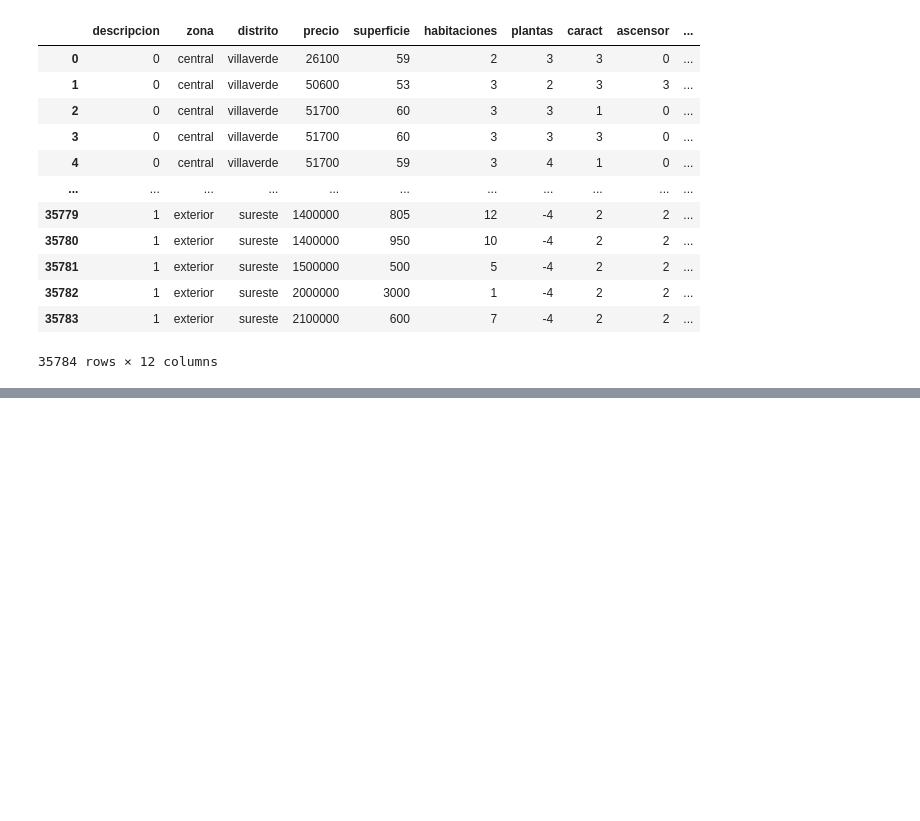
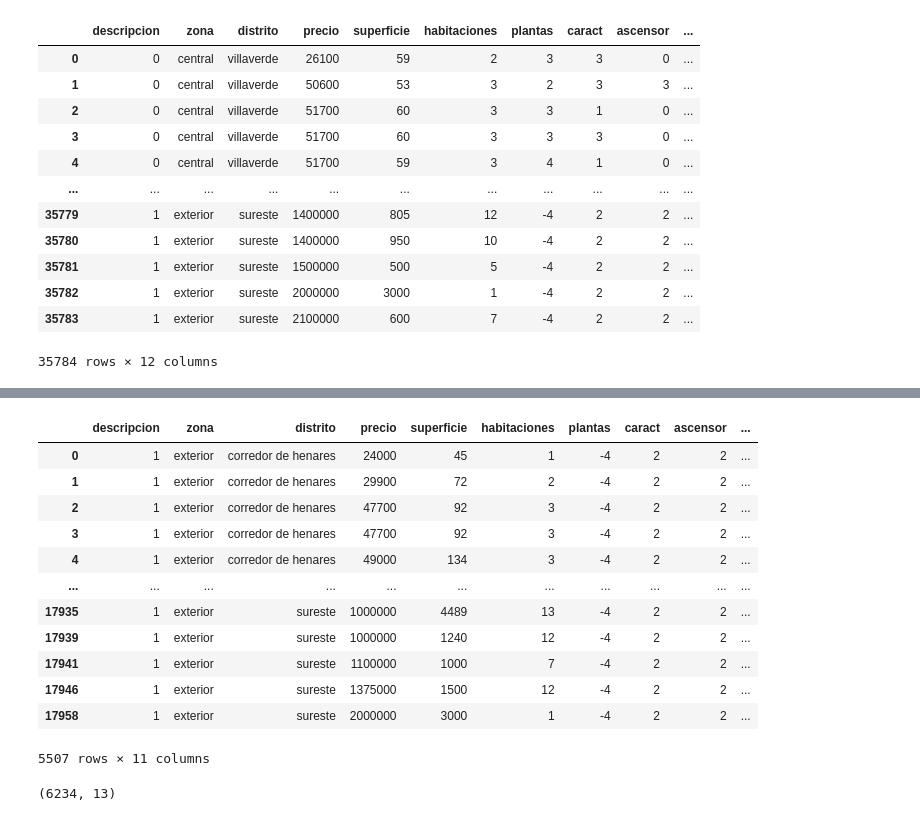
Before and after one commit to Gbau11/Analisis-de-la-vivienda-Idealista, a Jupyter notebook: jupyter/analisis_exploratorio/analisis_explo.ipynb, the cells around one changed output, grey strips where cells are left out. Saved outputs shown, nothing was run; the diff lists cells and outputs as text; code cells hidden in the pictures; blank space fills up the shorter version.

```diff
--- a/jupyter/analisis_exploratorio/analisis_explo.ipynb
+++ b/jupyter/analisis_exploratorio/analisis_explo.ipynb
@@ -927,0 +775,16 @@ Name: precio, dtype: float64
+# %%
+mad_ext[mad_ext['€/m2']<mad_ext['distrito_€/m2']]
+# %% [output]
+|  | descripcion | zona | distrito | precio | superficie | habitaciones | plantas | caract | ascensor | ... |
+| 0 | 1 | exterior | corredor de henares | 24000 | 45 | 1 | -4 | 2 | 2 | ... |
+| 1 | 1 | exterior | corredor de henares | 29900 | 72 | 2 | -4 | 2 | 2 | ... |
+| 2 | 1 | exterior | corredor de henares | 47700 | 92 | 3 | -4 | 2 | 2 | ... |
+| 3 | 1 | exterior | corredor de henares | 47700 | 92 | 3 | -4 | 2 | 2 | ... |
+| 4 | 1 | exterior | corredor de henares | 49000 | 134 | 3 | -4 | 2 | 2 | ... |
+| ... | ... | ... | ... | ... | ... | ... | ... | ... | ... | ... |
+| 17935 | 1 | exterior | sureste | 1000000 | 4489 | 13 | -4 | 2 | 2 | ... |
+| 17939 | 1 | exterior | sureste | 1000000 | 1240 | 12 | -4 | 2 | 2 | ... |
+| 17941 | 1 | exterior | sureste | 1100000 | 1000 | 7 | -4 | 2 | 2 | ... |
+| 17946 | 1 | exterior | sureste | 1375000 | 1500 | 12 | -4 | 2 | 2 | ... |
+| 17958 | 1 | exterior | sureste | 2000000 | 3000 | 1 | -4 | 2 | 2 | ... |
+5507 rows × 11 columns
@@ -927,0 +794,4 @@ Name: precio, dtype: float64
+# %%
+alq_int.shape
+# %% [output]
+(6234, 13)
```
Also changed, not shown: parts of 37 cells of this notebook, 3 other files.
